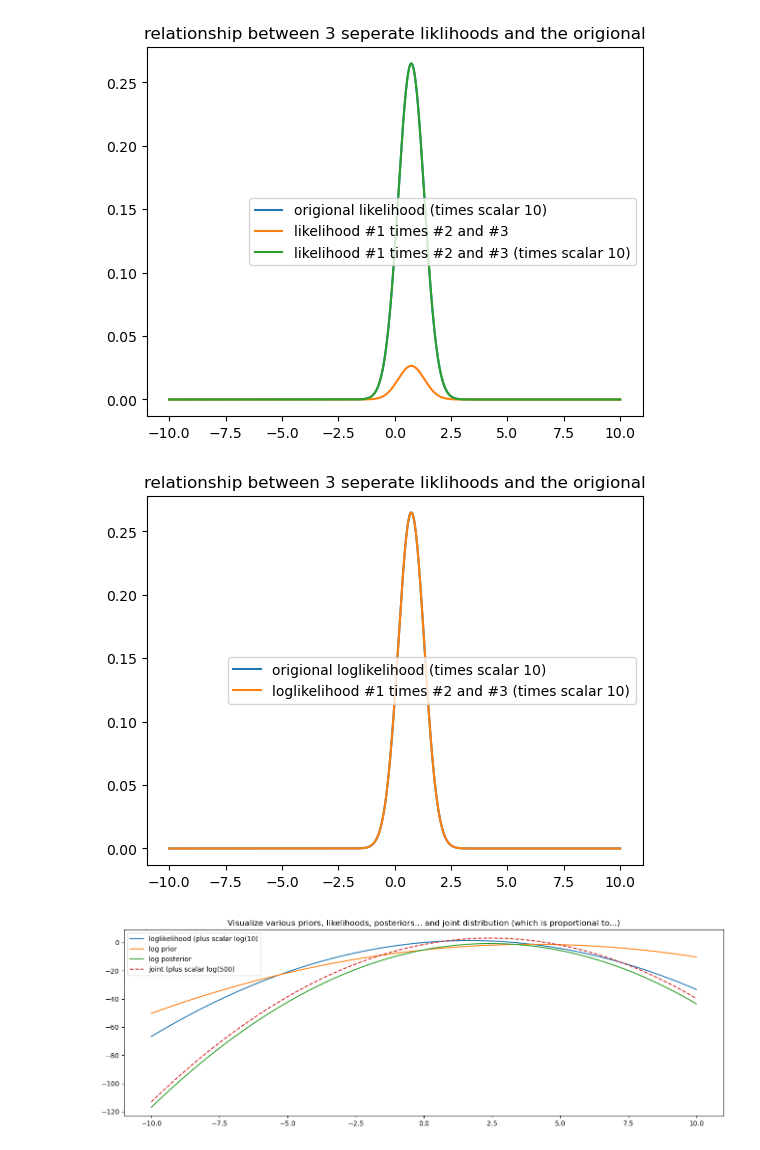
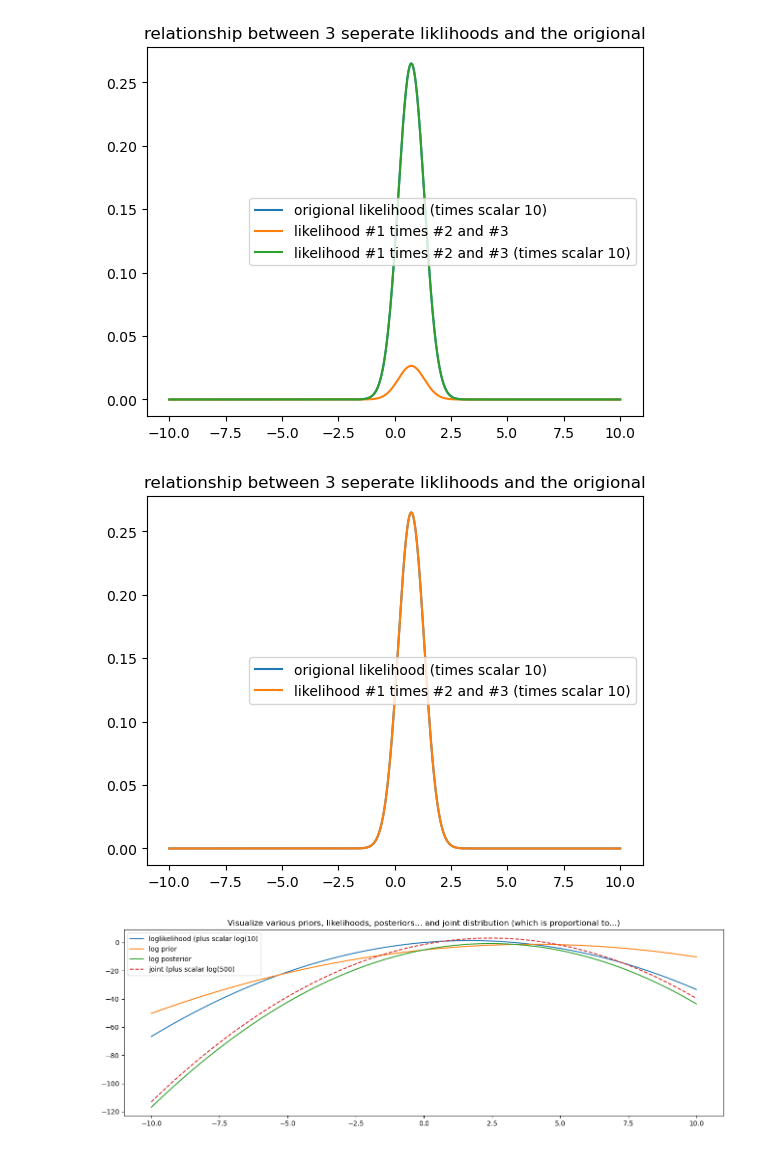
Before and after one commit to J-Milando-10/STA-365-Homework, a Jupyter notebook: STA365 HW2.ipynb, the cells around one changed output. Drawn from its saved outputs; the diff is of its cells as text; code cells hidden in the pictures.

```diff
--- a/STA365 HW2.ipynb
+++ b/STA365 HW2.ipynb
@@ -90,16 +90,16 @@ plt.title("relationship between 3 seperate liklihoods and the origional");
 [figure]
 # %%
 plt.plot(parameter_domain, c2*likelihood,
-         label="origional loglikelihood (times scalar "+str(c2)+")");
+         label="origional likelihood (times scalar "+str(c2)+")");
 plt.plot(parameter_domain, likelihood1*likelihood2*likelihood3*c2,
-         label="loglikelihood #1 times #2 and #3 (times scalar "+str(c2)+")");
+         label="likelihood #1 times #2 and #3 (times scalar "+str(c2)+")");
 plt.legend();
 plt.title("relationship between 3 seperate liklihoods and the origional");
 
 #if only one distribution is shown then two are equal, which shows that the
 #origional liklihood is equal to c2*likelihood1*likelihood2*likelihood3
 # %% [output]
-[figure, old version]
+[figure, new version]
 # %%
 #Question 2
 
```
Also changed, not shown: parts of 4 cells of this notebook.
